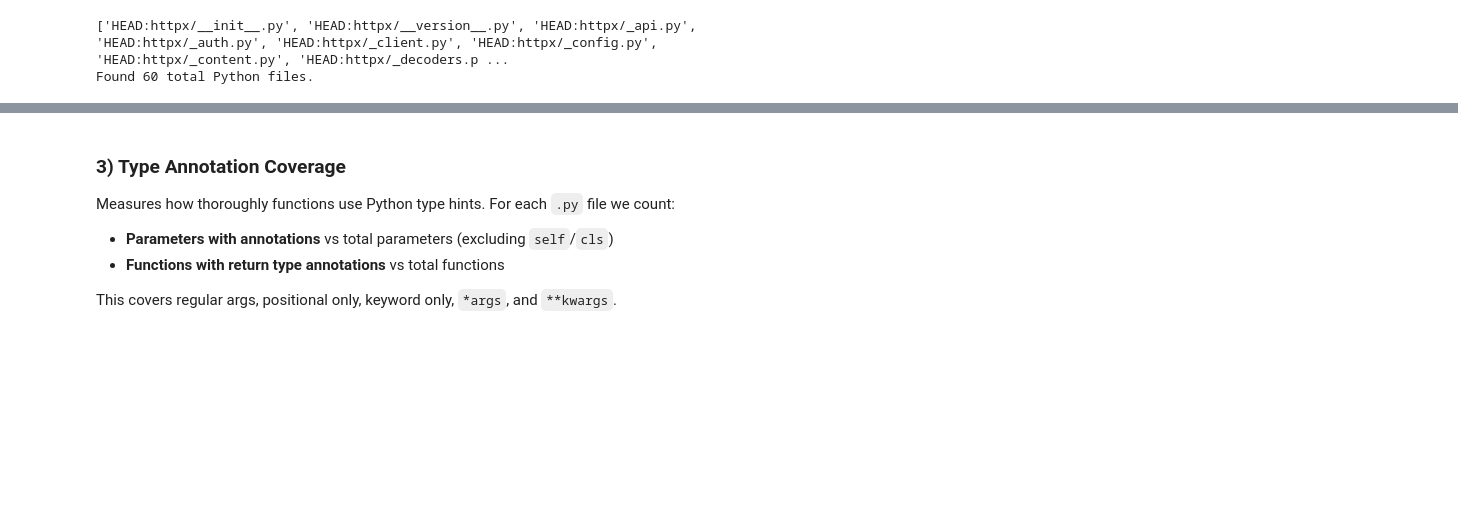
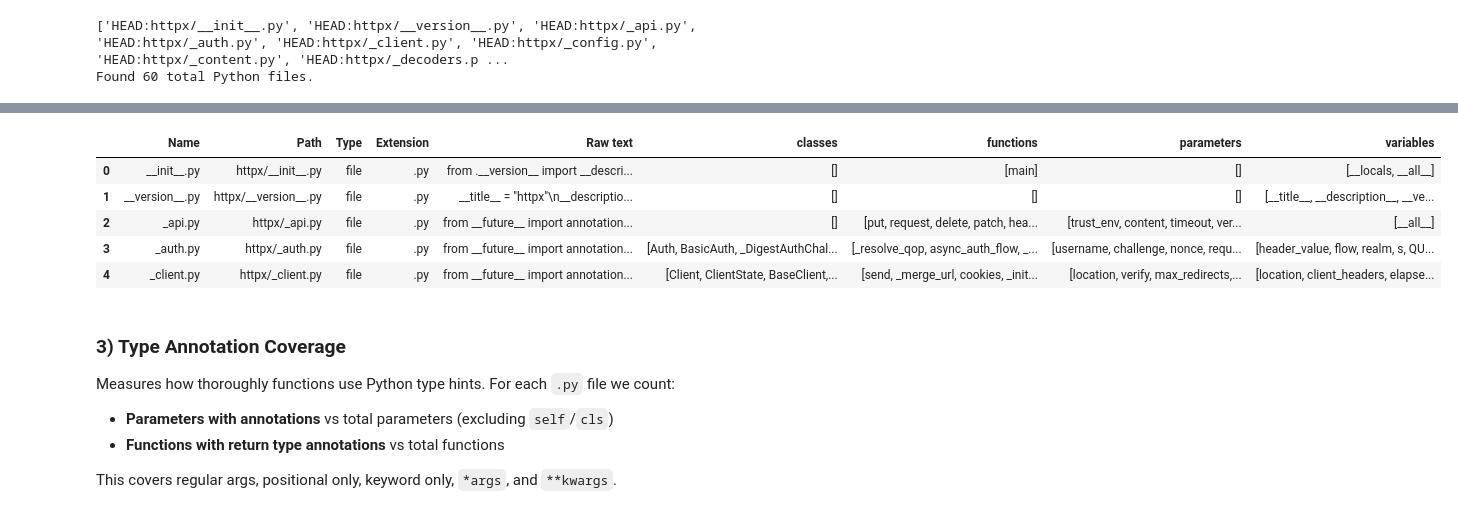
Before and after one commit to bhollis6/cs540_dataset_ready, a Jupyter notebook: main.ipynb, the cells around one changed output, grey strips where cells are left out. Drawn from its saved outputs; the diff is of its cells as text; code cells hidden in the pictures; blank space fills up the shorter version.

Commit message:
classes, functions, parameters, and variables

```diff
--- a/main.ipynb
+++ b/main.ipynb
@@ -171,3 +244,16 @@ df_folder_and_files.to_parquet('dataset.parquet')
+# %%
+extracted_names = df_folder_and_files['Raw text'].apply(extract_codebase_identifiers).apply(pd.Series)
+
+df_folder_and_files = pd.concat([df_folder_and_files, extracted_names], axis=1)
+
+df_folder_and_files.head(5)
+# %% [output]
+|  | Name | Path | Type | Extension | Raw text | classes | functions | parameters | variables |
+| 0 | __init__.py | httpx/__init__.py | file | .py | from .__version__ import __descri... | [] | [main] | [] | [__locals, __all__] |
+| 1 | __version__.py | httpx/__version__.py | file | .py | __title__ = "httpx"\n__descriptio... | [] | [] | [] | [__title__, __description__, __ve... |
+| 2 | _api.py | httpx/_api.py | file | .py | from __future__ import annotation... | [] | [put, request, delete, patch, hea... | [trust_env, content, timeout, ver... | [__all__] |
+| 3 | _auth.py | httpx/_auth.py | file | .py | from __future__ import annotation... | [Auth, BasicAuth, _DigestAuthChal... | [_resolve_qop, async_auth_flow, _... | [username, challenge, nonce, requ... | [header_value, flow, realm, s, QU... |
+| 4 | _client.py | httpx/_client.py | file | .py | from __future__ import annotation... | [Client, ClientState, BaseClient,... | [send, _merge_url, cookies, _init... | [location, verify, max_redirects,... | [location, client_headers, elapse... |
 # %% [markdown]
 ### 3) Type Annotation Coverage
 Measures how thoroughly functions use Python type hints. For each `.py` file we count:
```
Also changed, not shown: parts of 2 cells of this notebook, 1 other file.
